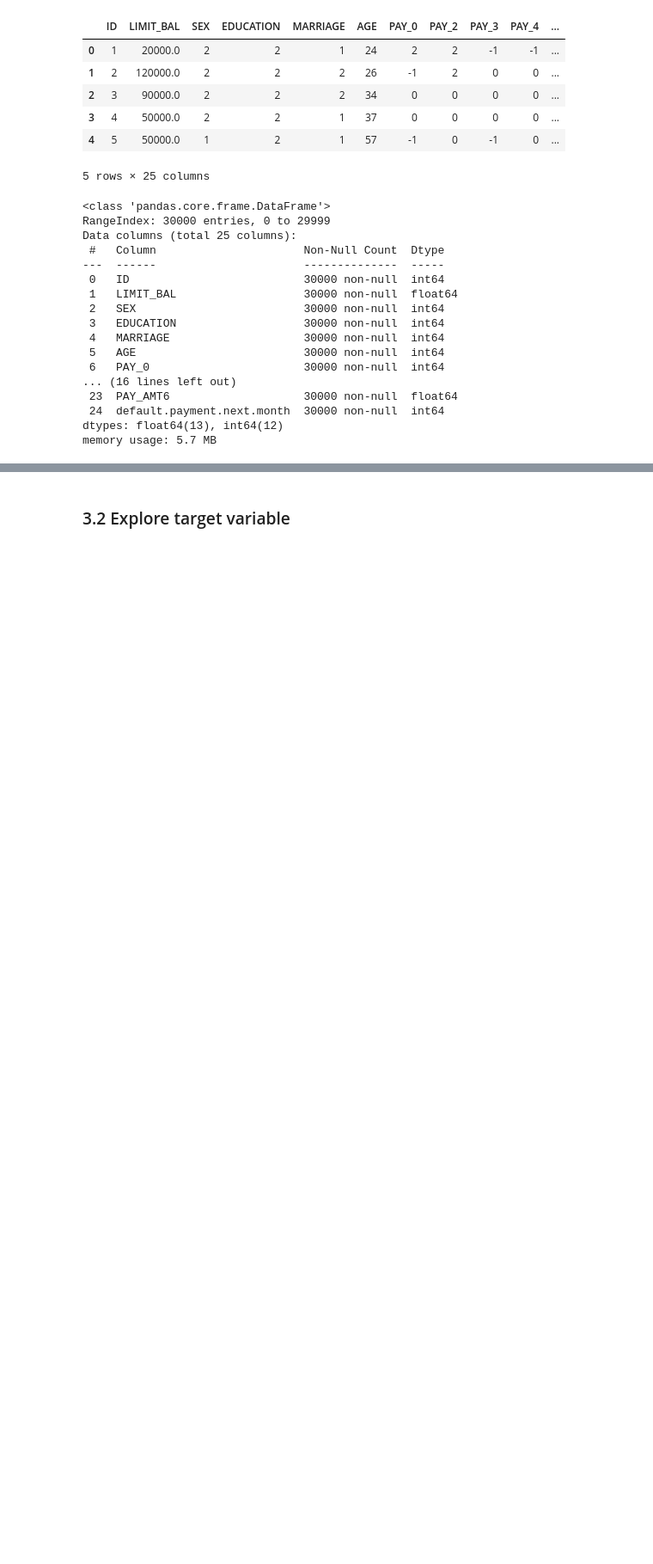
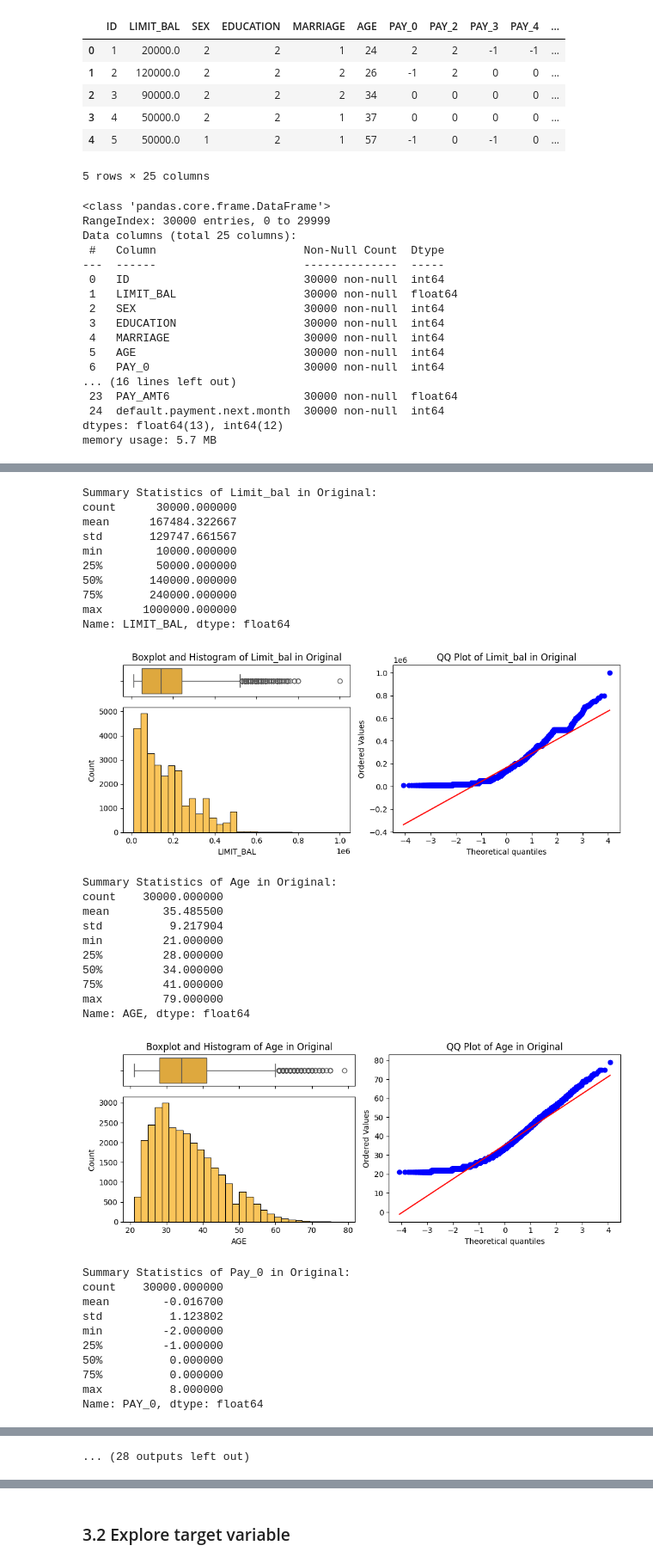
Before and after one commit to Nelkit/36103-AT2-data-analysis-project, a Jupyter notebook: 36103_AT2B_data_analysis_project.ipynb, the cells around one changed output, grey strips where cells are left out. Shown at 86% size. Cells and saved outputs as stored; diff of their text form; code cells hidden in the pictures; blank space fills up the shorter version.

Commit message:
EDA is done for this dataset

```diff
--- a/36103_AT2B_data_analysis_project.ipynb
+++ b/36103_AT2B_data_analysis_project.ipynb
@@ -169,0 +257,14 @@ memory usage: 5.7 MB
+# %%
+num_cols = list(original_df.select_dtypes(include=['int64', 'float64']).columns)
+cat_cols = ['SEX', 'EDUCATION', 'MARRIAGE']
+target_col = 'default.payment.next.month'
+
+# Remove categorical columns from num_cols
+num_cols = [col for col in num_cols if col not in cat_cols + ['ID', target_col]]
+
+print("Numerical columns:")
+print(num_cols)
+print("\nCategorical columns:")
+print(cat_cols)
+print("\nTarget column:")
+print(target_col)
@@ -169,0 +280,36 @@ memory usage: 5.7 MB
+# %%
+for col in num_cols:
+  plotting_num_feature_distributions(original_df, col, dataset_name="Original")
+# %% [output]
+Summary Statistics of Limit_bal in Original:
+count      30000.000000
+mean      167484.322667
+std       129747.661567
+min        10000.000000
+25%        50000.000000
+50%       140000.000000
+75%       240000.000000
+max      1000000.000000
+Name: LIMIT_BAL, dtype: float64
+[figure, added]
+Summary Statistics of Age in Original:
+count    30000.000000
+mean        35.485500
+std          9.217904
+min         21.000000
+25%         28.000000
+50%         34.000000
+75%         41.000000
+max         79.000000
+Name: AGE, dtype: float64
+[figure, added]
+Summary Statistics of Pay_0 in Original:
+count    30000.000000
+mean        -0.016700
+std          1.123802
+min         -2.000000
+25%         -1.000000
+50%          0.000000
+75%          0.000000
+max          8.000000
+Name: PAY_0, dtype: float64
@@ -169,0 +350 @@ memory usage: 5.7 MB
+... (28 outputs left out)
```
Also changed, not shown: parts of 10 cells of this notebook.
